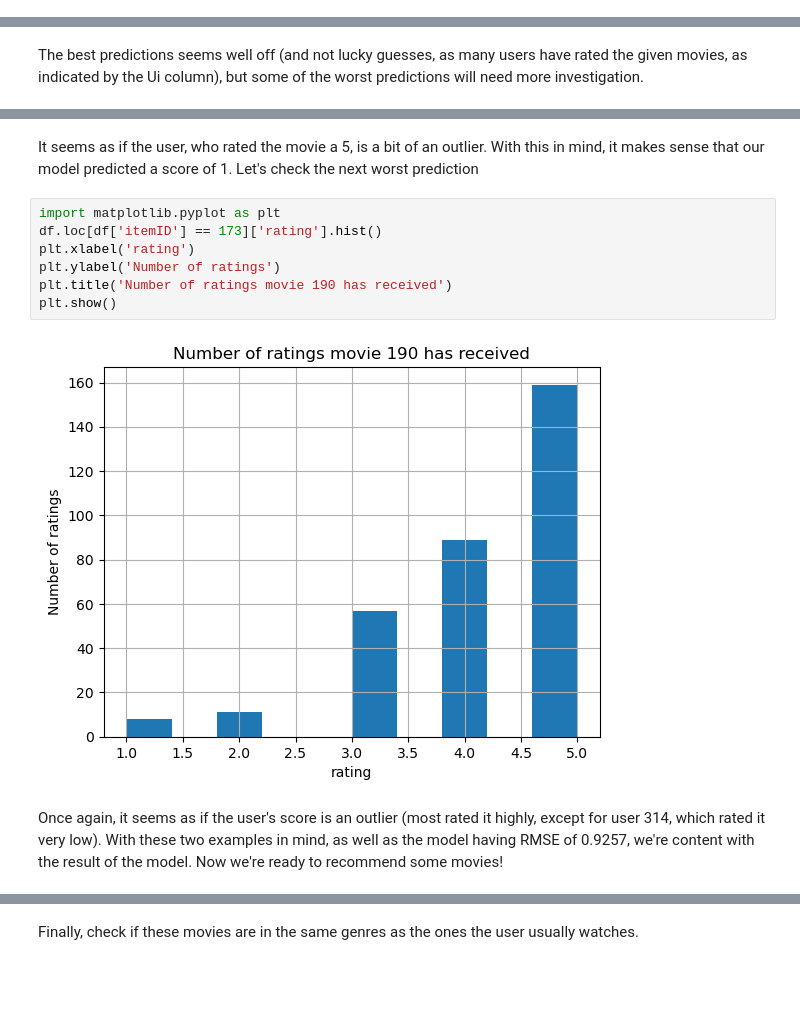
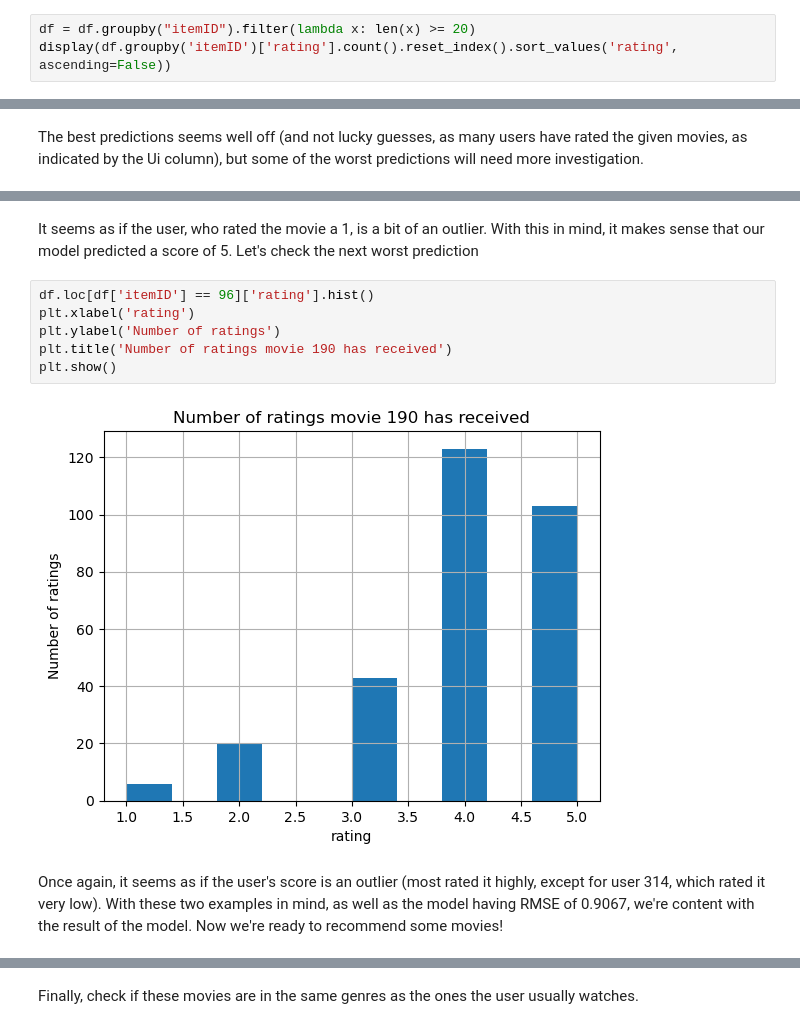
Before and after one commit to Biorrith/Decision-support-systems, a Jupyter notebook: Project 1 - recommender systems/first_docu.ipynb, the cells around one changed output, grey strips where cells are left out. Cells and saved outputs as stored; diff of their text form; blank space fills up the shorter version.

```diff
--- a/Project 1 - recommender systems/first_docu.ipynb
+++ b/Project 1 - recommender systems/first_docu.ipynb
@@ -228,0 +231,3 @@ display(df.groupby('userID')['rating'].count().reset_index().sort_values('rating
+# %%
+df = df.groupby("itemID").filter(lambda x: len(x) >= 20)
+display(df.groupby('itemID')['rating'].count().reset_index().sort_values('rating', ascending=False))
@@ -385,16 +404,15 @@ plt.show()
 # %% [markdown]
-It seems as if the user, who rated the movie a 5, is a bit of an outlier. With this in mind, it makes sense that our model predicted a score of 1. Let's check the next worst prediction
+It seems as if the user, who rated the movie a 1, is a bit of an outlier. With this in mind, it makes sense that our model predicted a score of 5. Let's check the next worst prediction
 # %%
-import matplotlib.pyplot as plt
-df.loc[df['itemID'] == 173]['rating'].hist()
+df.loc[df['itemID'] == 96]['rating'].hist()
 plt.xlabel('rating')
 plt.ylabel('Number of ratings')
 plt.title('Number of ratings movie 190 has received')
 plt.show()
 # %% [output]
-[figure, old version]
+[figure, new version]
 # %% [markdown]
-Once again, it seems as if the user's score is an outlier (most rated it highly, except for user 314, which rated it very low). With these two examples in mind, as well as the model having RMSE of 0.9257, we're content with the result of the model. Now we're ready to recommend some movies!
+Once again, it seems as if the user's score is an outlier (most rated it highly, except for user 314, which rated it very low). With these two examples in mind, as well as the model having RMSE of 0.9067, we're content with the result of the model. Now we're ready to recommend some movies!
 # %%
 import difflib
 import random
```
Also changed, not shown: parts of 14 cells of this notebook.
